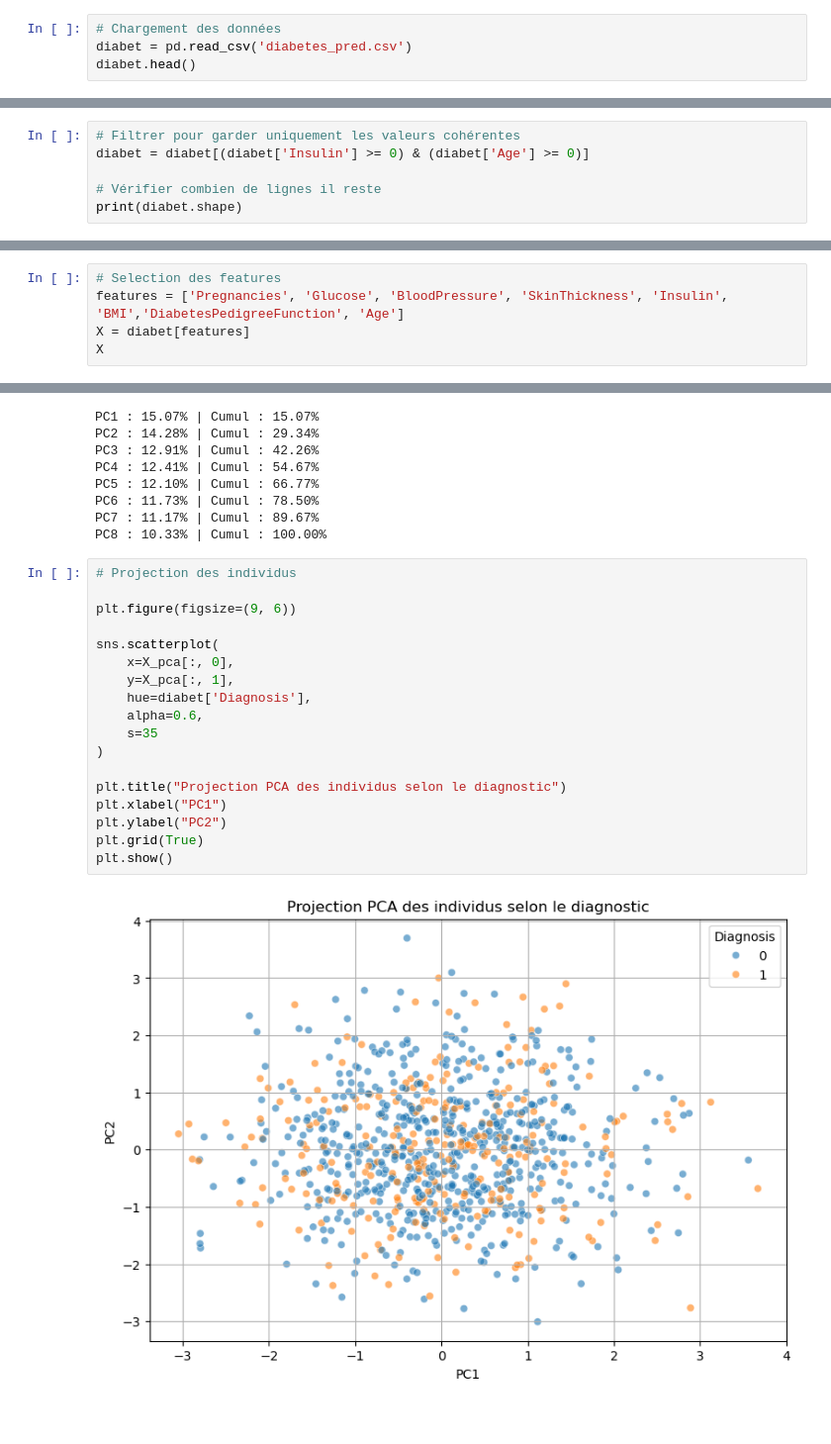
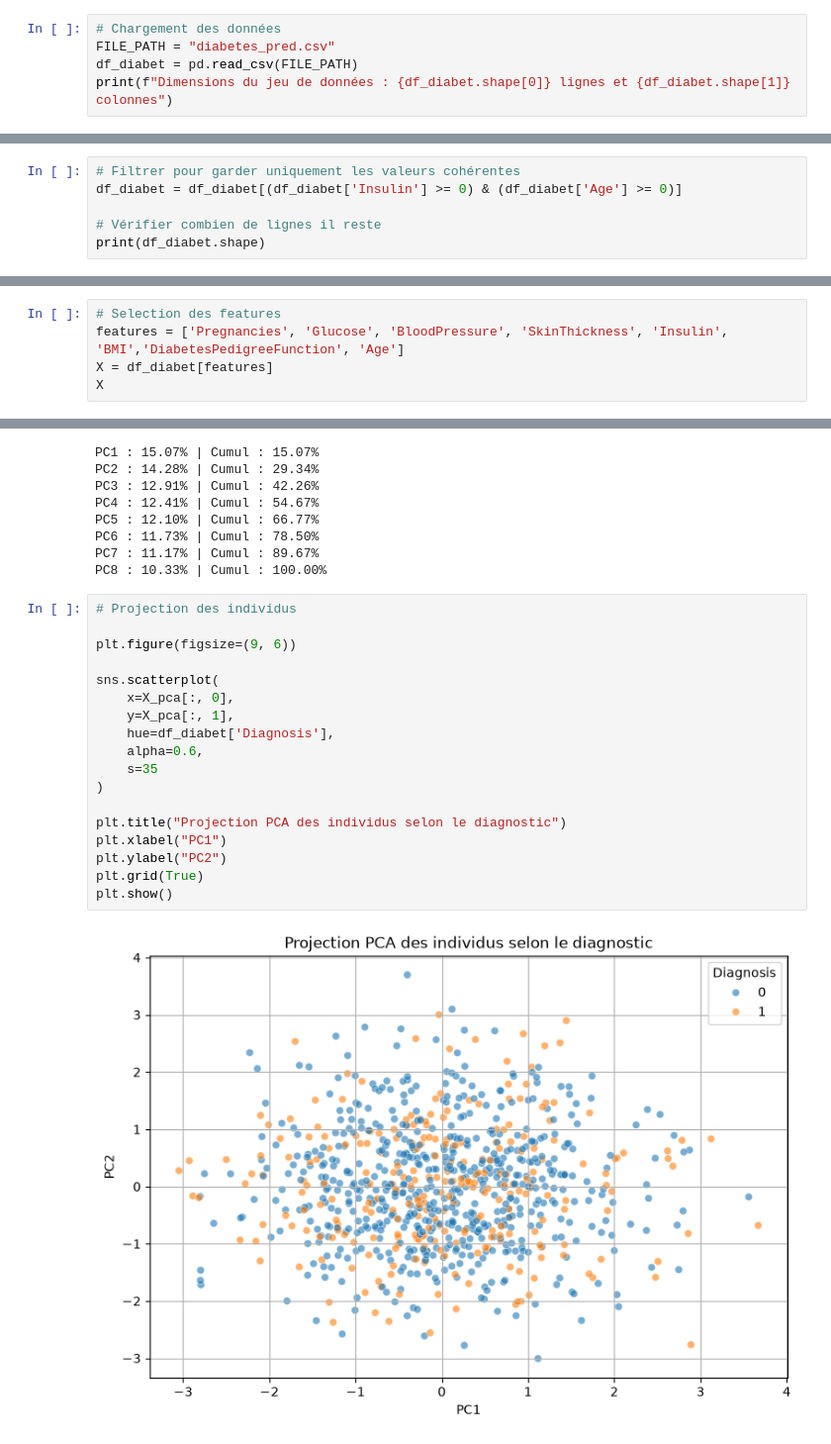
Before and after one commit to Laura-Costa-38/JupyterLite-Notebooks, a Jupyter notebook: content/notebook/Diabetes_PCA.ipynb, the cells around one changed output, grey strips where cells are left out. Shown at 99% size. Saved outputs shown, nothing was run; the diff lists cells and outputs as text; blank space fills up the shorter version.

```diff
--- a/content/notebook/Diabetes_PCA.ipynb
+++ b/content/notebook/Diabetes_PCA.ipynb
@@ -10,6 +10,7 @@ from sklearn.preprocessing import StandardScaler
 from sklearn.decomposition import PCA
 # %%
 # Chargement des données
-diabet = pd.read_csv('diabetes_pred.csv')
-diabet.head()
+FILE_PATH = "diabetes_pred.csv"
+df_diabet = pd.read_csv(FILE_PATH)
+print(f"Dimensions du jeu de données : {df_diabet.shape[0]} lignes et {df_diabet.shape[1]} colonnes")
 # %% [output]
@@ -52,10 +57,10 @@ diabet.describe()
 | max | 8.000000 | 161.238939 | 110.723715 | 26.917654 | 317.701852 | 36.324598 | 0.799654 | 90.573782 | ... |
 # %%
 # Filtrer pour garder uniquement les valeurs cohérentes
-diabet = diabet[(diabet['Insulin'] >= 0) & (diabet['Age'] >= 0)]
+df_diabet = df_diabet[(df_diabet['Insulin'] >= 0) & (df_diabet['Age'] >= 0)]
 
 # Vérifier combien de lignes il reste
-print(diabet.shape)
+print(df_diabet.shape)
 # %% [output]
 (871, 9)
 # %%
@@ -78,7 +83,7 @@ np.int64(0)
 # %%
 # Selection des features
 features = ['Pregnancies', 'Glucose', 'BloodPressure', 'SkinThickness', 'Insulin', 'BMI','DiabetesPedigreeFunction', 'Age']
-X = diabet[features]
+X = df_diabet[features]
 X
 # %% [output]
 |  | Pregnancies | Glucose | BloodPressure | SkinThickness | Insulin | BMI | DiabetesPedigreeFunction | Age |
@@ -186,23 +191,23 @@ PC8 : 10.33% | Cumul : 100.00%
 # %%
 # Projection des individus
 
 plt.figure(figsize=(9, 6))
 
 sns.scatterplot(
     x=X_pca[:, 0],
     y=X_pca[:, 1],
-    hue=diabet['Diagnosis'],
+    hue=df_diabet['Diagnosis'],
     alpha=0.6,
     s=35
 )
 
 plt.title("Projection PCA des individus selon le diagnostic")
 plt.xlabel("PC1")
 plt.ylabel("PC2")
 plt.grid(True)
 plt.show()
 # %% [output]
-[figure, old version]
+[figure, new version]
 # %%
 # Cercle de corrélation (projection des variables)
 
```
Also changed, not shown: parts of 7 cells of this notebook.
